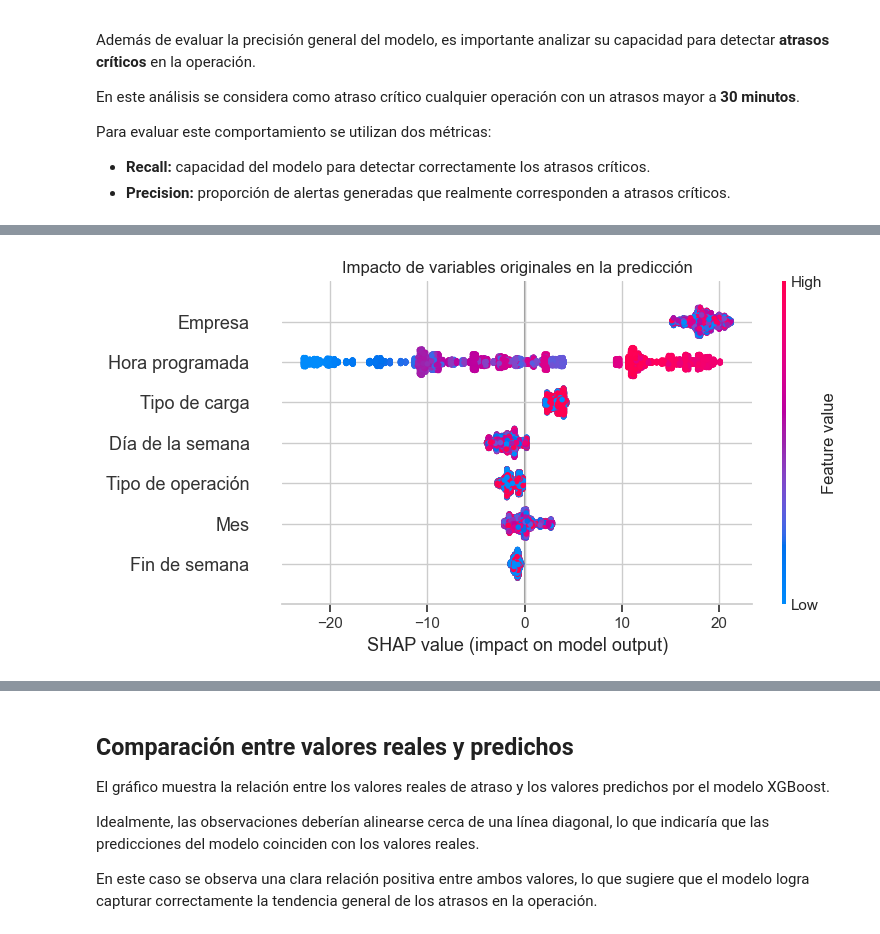
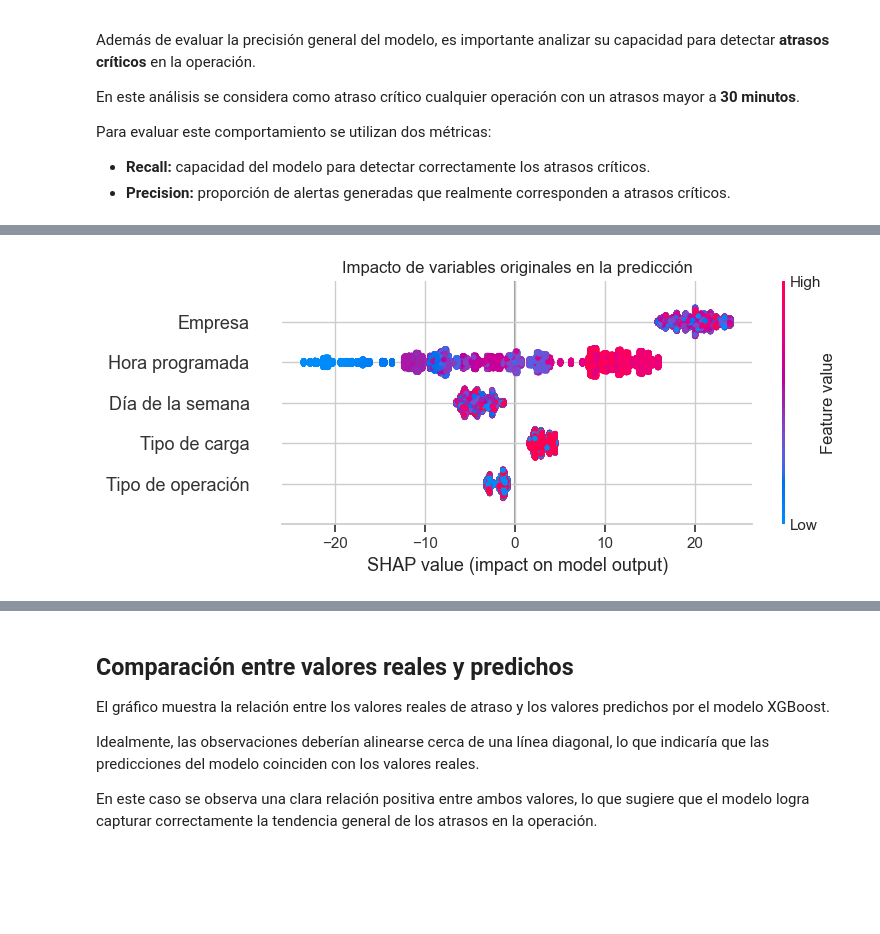
Before and after one commit to PauloBaeza/Logistics-delay-prediction, a Jupyter notebook: Notebook/logistics-ml.ipynb, the cells around one changed output, grey strips where cells are left out. Cells and saved outputs as stored; diff of their text form; code cells hidden in the pictures; blank space fills up the shorter version.

```diff
--- a/Notebook/logistics-ml.ipynb
+++ b/Notebook/logistics-ml.ipynb
@@ -700,6 +659,5 @@ MAE: 9.31
 R2 : 0.65
 # %%
-
 xgb = Pipeline([
     ("prep", preprocess),
     ("model", XGBRegressor(
@@ -710,14 +668,14 @@ xgb = Pipeline([
         colsample_bytree=0.8,
         reg_lambda=1.0,
         random_state=RANDOM_STATE,
-        n_jobs=-1
-    ))
-])
+        n_jobs=-1))])
 
 xgb.fit(X_train, y_train)
-pred_xgb = xgb.predict(X_test)
 
-print("XGBoost Regressor")
-print("MAE:", mean_absolute_error(y_test, pred_xgb).__round__(2))
-print("R2 :", r2_score(y_test, pred_xgb).__round__(2))
+pred_xgb_val = xgb.predict(X_val)
+pred_xgb_test = xgb.predict(X_test)
+
+print("XGBoost")
+print("MAE:", round(mean_absolute_error(y_val, pred_xgb_val), 2))
+print("R2 :", round(r2_score(y_val, pred_xgb_val), 2))
 # %% [output]
@@ -846,4 +795,6 @@ def ensure_dir(path: str):
     os.makedirs(path, exist_ok=True)
 # %%
 best_model_name = "xgboost"
-pred_best = pred_xgb
+best_model = xgb
+pred_best_val = pred_xgb_val
+pred_best_test = pred_xgb_test
@@ -860,79 +811,89 @@ En cambio, el **tipo de operación** muestra una influencia menor en comparació
 # %%
+# Transformación
+X_shap = X_train.copy()
 
-# Transformación con el pipeline
-X_test_transf = xgb.named_steps["prep"].transform(X_test)
-xgb_model = xgb.named_steps["model"]
-feature_names = xgb.named_steps["prep"].get_feature_names_out()
+X_shap_transf = best_model.named_steps["prep"].transform(X_shap)
+model = best_model.named_steps["model"]
+feature_names = best_model.named_steps["prep"].get_feature_names_out()
 
-X_test_dense = X_test_transf if isinstance(X_test_transf, np.ndarray) else X_test_transf.toarray()
-X_test_transf_df = pd.DataFrame(X_test_dense, columns=feature_names)
+X_shap_dense = X_shap_transf if isinstance(X_shap_transf, np.ndarray) else X_shap_transf.toarray()
+X_shap_transf_df = pd.DataFrame(X_shap_dense, columns=feature_names, index=X_shap.index)
 
 # SHAP
-explainer = shap.TreeExplainer(xgb_model)
-shap_values = explainer.shap_values(X_test_transf_df)
+explainer = shap.TreeExplainer(model)
+shap_values = explainer.shap_values(X_shap_transf_df)
 
-
+# Grupos de variables originales
 grupos = {
     "Empresa": [c for c in feature_names if c.startswith("cat__empresa")],
     "Tipo de operación": [c for c in feature_names if c.startswith("cat__tipo_operacion")],
     "Tipo de carga": [c for c in feature_names if c.startswith("cat__tipo_carga")],
-    "Hora programada": ["num__hora_programada_min"],
+    "Hora programada": [c for c in feature_names if c == "num__hora_programada_min"],
     "Día de la semana": [c for c in feature_names if c.startswith("cat__dia_semana")],
-    "Mes": [c for c in feature_names if c.startswith("cat__mes")],
-    "Fin de semana": ["num__es_fin_semana"],
 }
 
+#
+if any(c.startswith("cat__mes") for c in feature_names):
+    grupos["Mes"] = [c for c in feature_names if c.startswith("cat__mes")]
+
+if "num__es_fin_semana" in feature_names:
+    grupos["Fin de semana"] = ["num__es_fin_semana"]
+
 # SHAP agrupado
-shap_grouped = pd.DataFrame(index=X_test.index)
+shap_grouped = pd.DataFrame(index=X_shap.index)
 
 for nombre, cols in grupos.items():
-    cols_validas = [c for c in cols if c in X_test_transf_df.columns]
+    cols_validas = [c for c in cols if c in X_shap_transf_df.columns]
     if len(cols_validas) > 0:
-        idx = [X_test_transf_df.columns.get_loc(c) for c in cols_validas]
+        idx = [X_shap_transf_df.columns.get_loc(c) for c in cols_validas]
         shap_grouped[nombre] = shap_values[:, idx].sum(axis=1)
 
 # Valores para colorear en el beeswarm
 # numéricas: valor real
 # categóricas: códigos solo para color
-features_grouped = pd.DataFrame(index=X_test.index)
+features_grouped = pd.DataFrame(index=X_shap.index)
 
-features_grouped["Hora programada"] = X_test["hora_programada_min"].values
-features_grouped["Fin de semana"] = X_test["es_fin_semana"].values
+if "Hora programada" in shap_grouped.columns:
+    features_grouped["Hora programada"] = X_shap["hora_programada_min"].values
 
-features_grouped["Empresa"] = pd.Categorical(X_test["empresa"]).codes
-features_grouped["Tipo de operación"] = pd.Categorical(X_test["tipo_operacion"]).codes
-features_grouped["Tipo de carga"] = pd.Categorical(X_test["tipo_carga"]).codes
-features_grouped["Día de la semana"] = pd.Categorical(X_test["dia_semana"]).codes
-features_grouped["Mes"] = pd.Categorical(X_test["mes"]).codes
+if "Empresa" in shap_grouped.columns:
+    features_grouped["Empresa"] = pd.Categorical(X_shap["empresa"]).codes
 
-#ordenar según importancia promedio
+if "Tipo de operación" in shap_grouped.columns:
+    features_grouped["Tipo de operación"] = pd.Categorical(X_shap["tipo_operacion"]).codes
+
+if "Tipo de carga" in shap_grouped.columns:
+    features_grouped["Tipo de carga"] = pd.Categorical(X_shap["tipo_carga"]).codes
+
+if "Día de la semana" in shap_grouped.columns:
+    features_grouped["Día de la semana"] = pd.Categorical(X_shap["dia_semana"]).codes
+
+# Ordenar según importancia promedio
 orden = shap_grouped.abs().mean().sort_values(ascending=False).index
 shap_grouped = shap_grouped[orden]
 features_grouped = features_grouped[orden]
 
 plt.figure(figsize=(10, 6))
 shap.summary_plot(
     shap_grouped.values,
     features_grouped,
     feature_names=shap_grouped.columns.tolist(),
-    show=False
-)
+    show=False)
 
 plt.title("Impacto de variables originales en la predicción")
 plt.tight_layout()
 plt.savefig("outputs/figures/shap_grouped_beeswarm.png", dpi=150, bbox_inches="tight")
 plt.show()
 
 # Tabla de importancia SHAP
 shap_importance_dt = (
     shap_grouped.abs()
     .mean()
     .sort_values(ascending=False)
-    .reset_index()
-)
+    .reset_index())
 
 shap_importance_dt.columns = ["variable", "mean_abs_shap"]
 shap_importance_dt
 # %% [output]
-[figure, old version]
+[figure, new version]
 |  | variable | mean_abs_shap |
```
Also changed, not shown: parts of 23 cells of this notebook.
